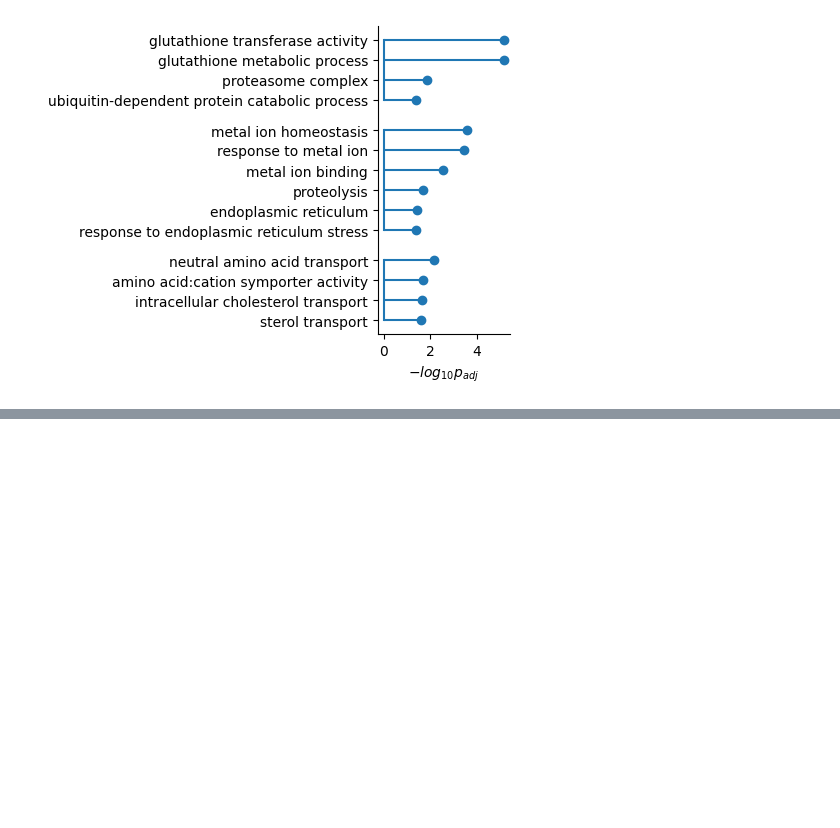
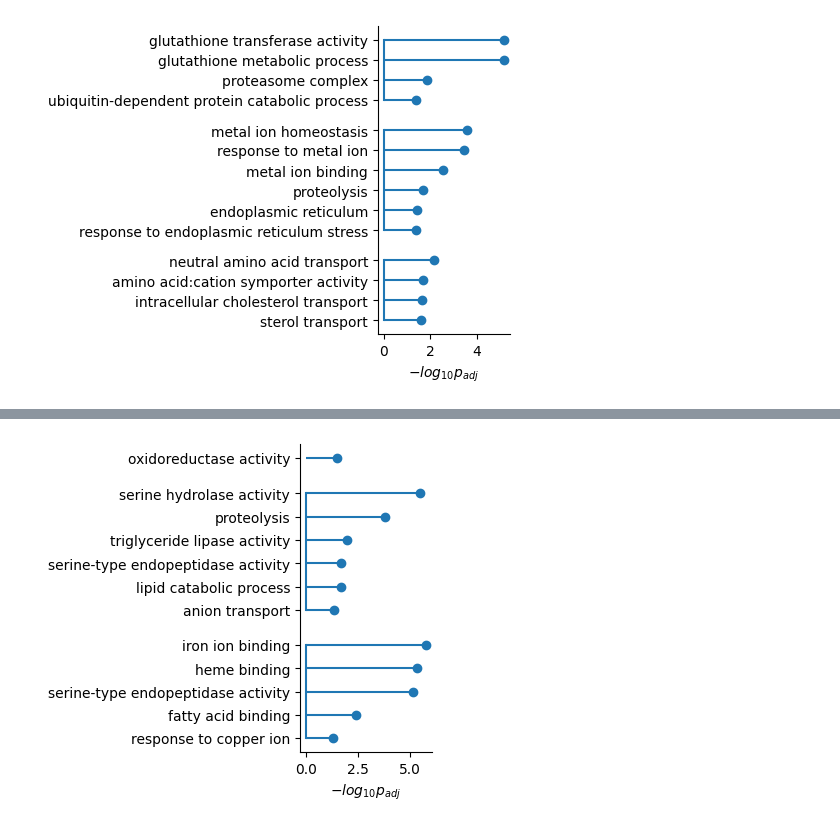
Before and after one commit to hawkjo/scptseq_analysis, a Jupyter notebook: DE_and_GO.ipynb, the cells around one changed output, grey strips where cells are left out. Saved outputs shown, nothing was run; the diff lists cells and outputs as text; code cells hidden in the pictures; blank space fills up the shorter version.

```diff
--- a/DE_and_GO.ipynb
+++ b/DE_and_GO.ipynb
@@ -333,0 +421,36 @@ ax.spines['right'].set_visible(False)
+# %%
+go_terms_given_ct = {
+    'ISC-EB': ['0016705'],
+    'aEC': ['0017171', '0006508', '0004806','0004252', '0016042', '0006820'],
+    'pEC': ['0005506', '0020037', '0004252', '0046688', '0005504'],
+}
+
+n_prev = 0
+all_idxs, all_descs = [], []
+fig, ax = plt.subplots(figsize=(1.7, 4))
+for ct in ['ISC-EB', 'aEC', 'pEC']:
+    df = de_and_go_results[f'LC_GO_{ct}_C-2PC']
+    go_terms = [f'GO:{gt}' for gt in go_terms_given_ct[ct]]
+    q_given_go = {} #go: df.loc[go, 'GO Name'] for go in go_terms}
+    desc_given_go = {} #go: df.loc[go, 'qval'] for go in go_terms}
+    for go in go_terms:
+        if go in df.index:
+            q_given_go[go] = df.loc[go, 'qval']
+            desc_given_go[go] = df.loc[go, 'GO Name']
+        else:
+            print(go)
+    go_terms = [gt for gt, q in sorted(q_given_go.items(), key=lambda tup: tup[1])]
+    log_qs = [-np.log10(q_given_go[go]) for go in go_terms]
+    idxs = -n_prev-np.arange(len(log_qs))
+    ax.stem(idxs, log_qs, orientation='horizontal', basefmt='C0-')
+    n_prev += len(log_qs) + 0.5
+    all_idxs.extend(list(idxs))
+    all_descs.extend([desc_given_go[gt] for gt in go_terms])
+all_descs = [d if '@' not in d else d[:d.index('@')] for d in all_descs]
+ax.set_yticks(all_idxs)
+ax.set_yticklabels(all_descs)
+ax.set_xlabel('$-log_{10} p_{adj}$')
+ax.spines['top'].set_visible(False)
+ax.spines['right'].set_visible(False)
+# %% [output]
+[figure, added]
```
Also changed, not shown: parts of 8 cells of this notebook, 1 other file.
